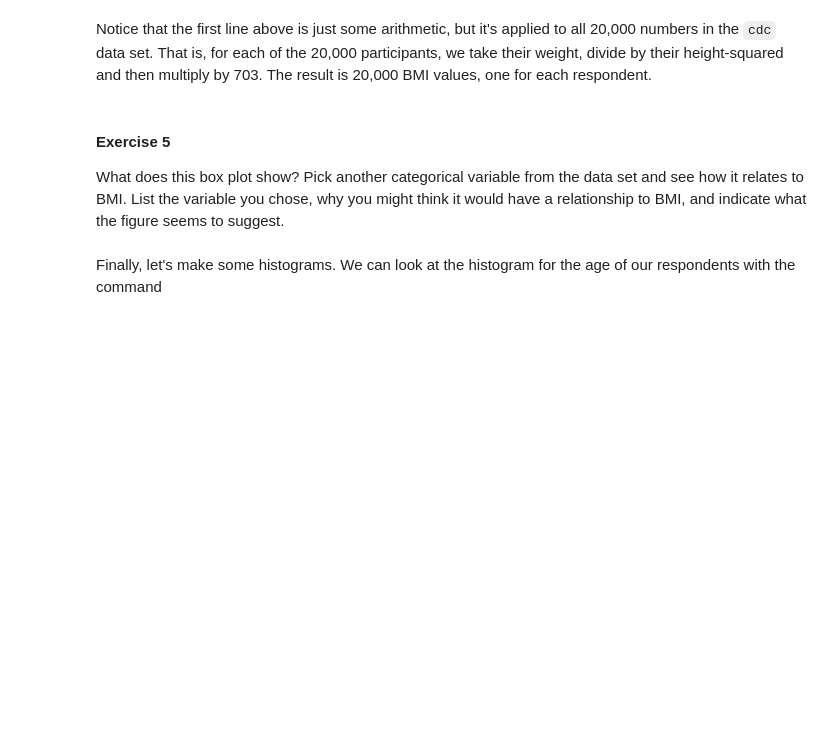
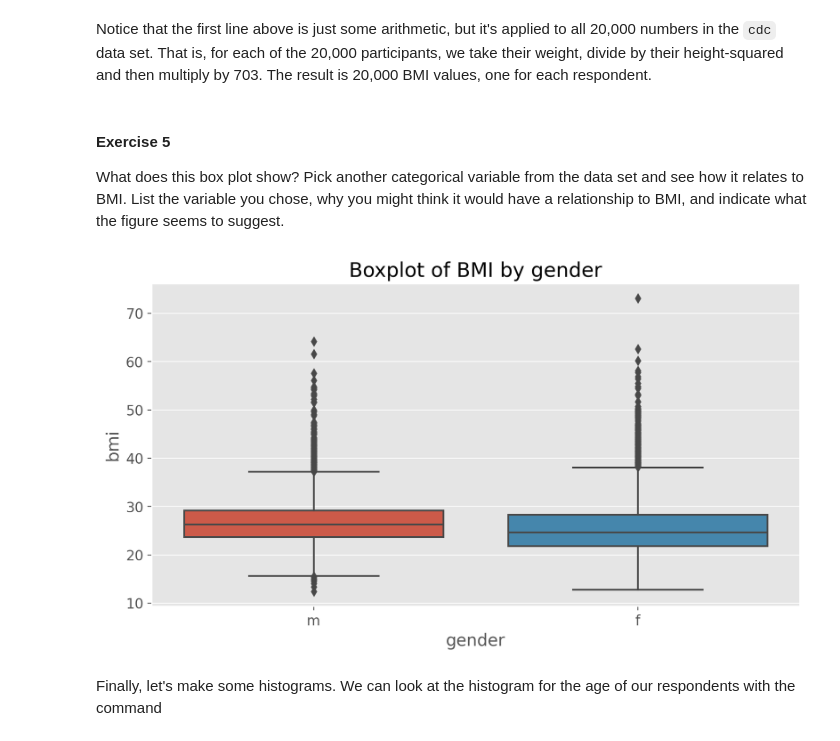
Before and after one commit to carmen-canedo/stats_tutorials_python, a Jupyter notebook: ch1n2_intro_to_data.ipynb, the cells around one changed output. Drawn from its saved outputs; the diff is of its cells as text; code cells hidden in the pictures; blank space fills up the shorter version.

```diff
--- a/ch1n2_intro_to_data.ipynb
+++ b/ch1n2_intro_to_data.ipynb
@@ -517,6 +517,12 @@ Notice that the first line above is just some arithmetic, but it's applied to al
 <h4>Exercise 5</h4>
 What does this box plot show? Pick another categorical variable from the data set and see how it relates to BMI. List the variable you chose, why you might think it would have a relationship to BMI, and indicate what the figure seems to suggest.
 </div>
+# %%
+sns.boxplot(x = cdc['gender'], y = bmi).set(
+    xlabel='gender', ylabel='bmi', title = 'Boxplot of BMI by gender')
+plt.show();
+# %% [output]
+[figure, added]
 # %% [markdown]
 Finally, let's make some histograms. We can look at the histogram for the age of our respondents with the command
 # %%
```
